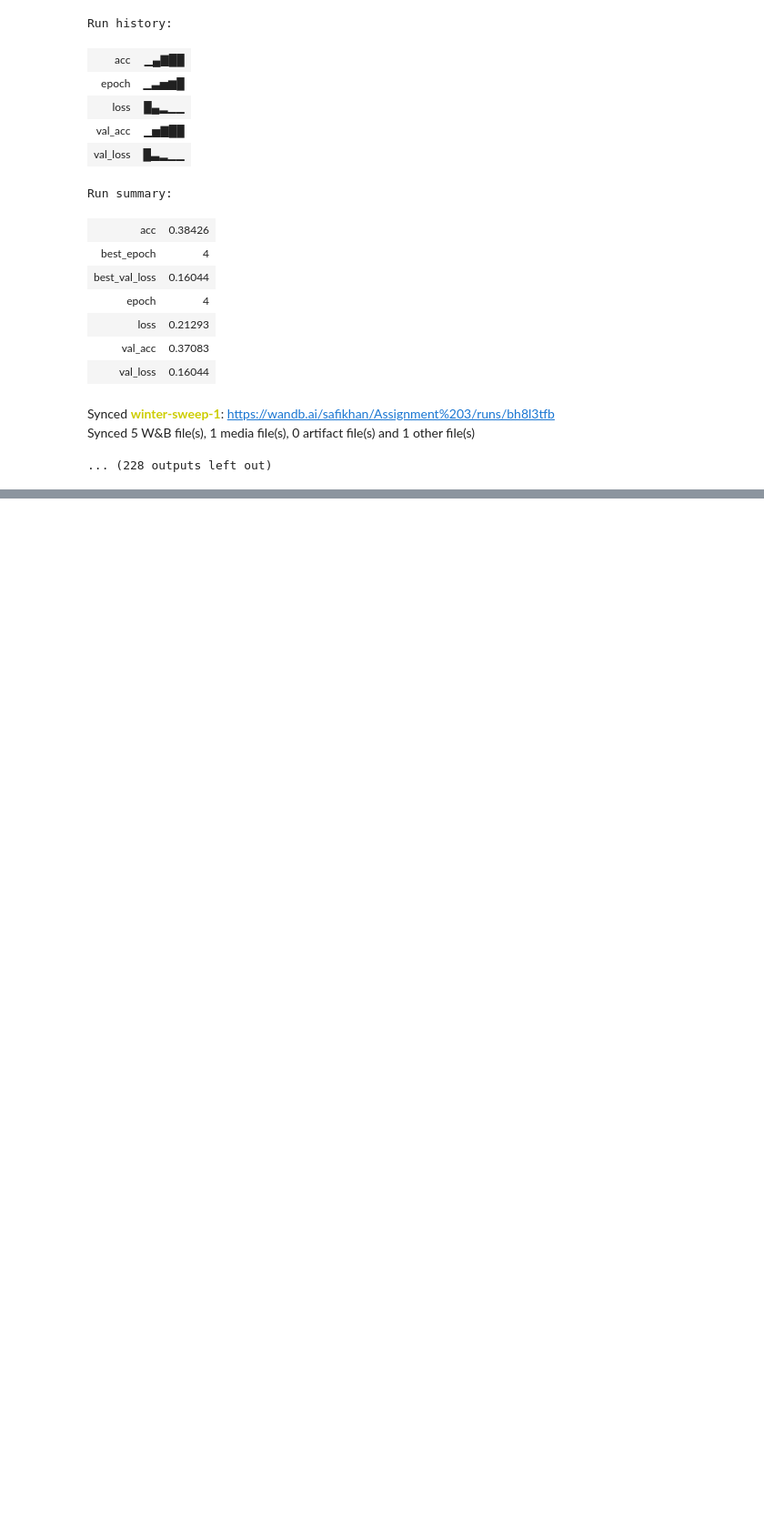
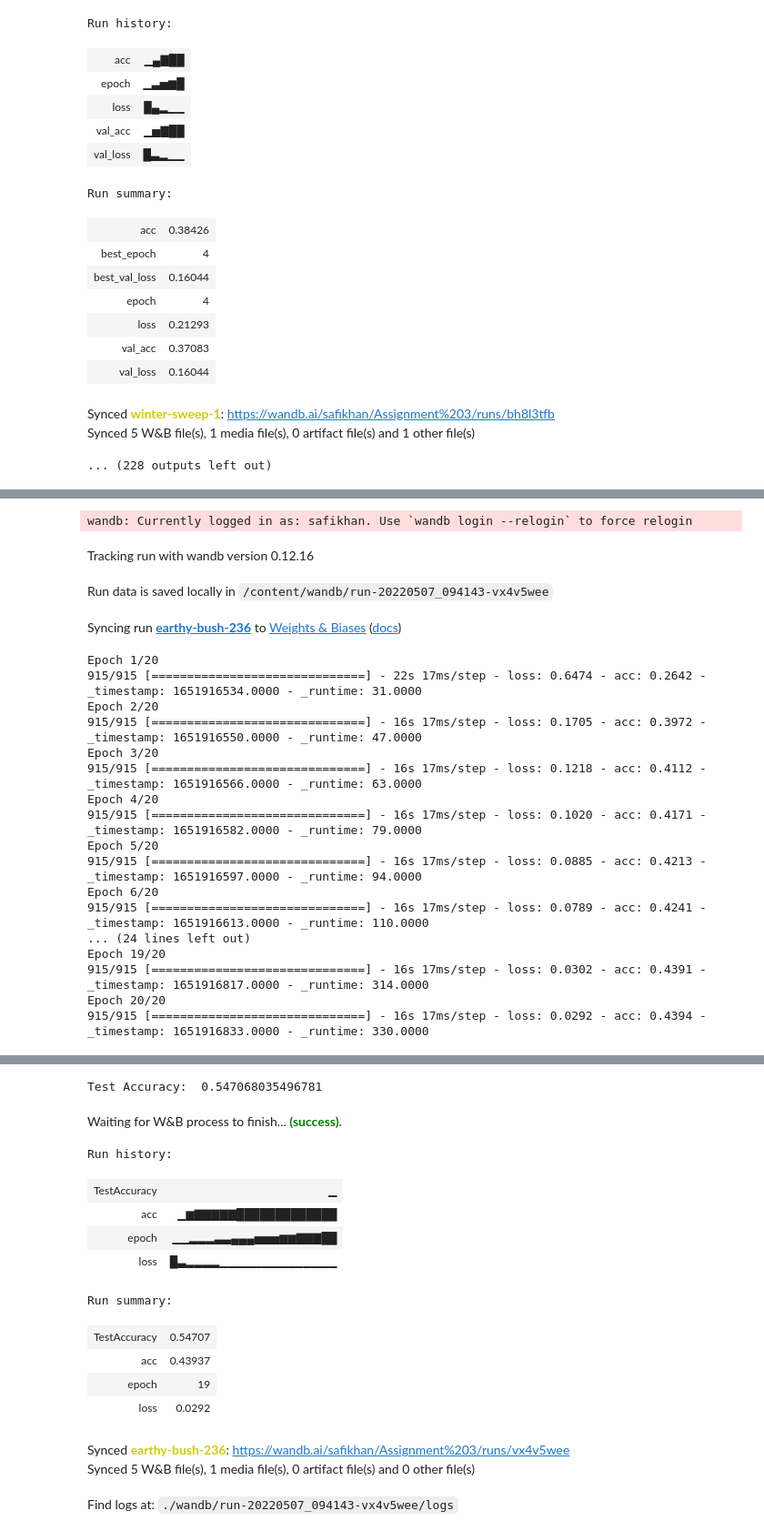
Before and after one commit to safikhanSoofiyani/CS6910-Assignment-3, a Jupyter notebook: RNN_with_Attention.ipynb, the cells around one changed output, grey strips where cells are left out. Shown at 91% size. Cells and saved outputs as stored; diff of their text form; code cells hidden in the pictures; blank space fills up the shorter version.

```diff
--- a/RNN_with_Attention.ipynb
+++ b/RNN_with_Attention.ipynb
@@ -921,33 +827,0 @@ print("Test accuracy : ", correct*100/n)
-# %%
-# Plotting the attention map
-
-fig = []
-n = 9
-fig , axs = plt.subplots(3,3)
-fig.set_size_inches(23, 15)
-l = -1
-k = 0
-for i in range(n):
-    output = predictions[i]
-    attn_weights = attentions[i]
-    ylabel = [""]
-    m = len(attn_weights)
-    chars_ = [x for x in output]
-    xlabel = [""]
-    ylabel += chars_
-    xlabel += [char for char in test_input[i]]
-
-    for j in range(m):
-        attn_weights[j] = attn_weights[j][1:len(xlabel)]
-
-    attn_weights = attn_weights[:-1]
-    if i%3 == 0:
-        l+=1
-        k=0
-    cax = axs[l][k].matshow(np.array(attn_weights))
-    axs[l][k].set_xticklabels(xlabel)
-    xyz = FontProperties(fname = "/content/drive/MyDrive/AnekTelugu-VariableFont_wdth,wght.ttf", size = 15)
-    axs[l][k].set_yticklabels(ylabel, fontproperties = xyz)
-    k+=1
-
-plt.show()
@@ -1117,0 +899,24 @@ Decoded sentence: अंद्रबी
+# %%
+model, rows, attentions = testing()
+# %% [output]
+wandb: Currently logged in as: safikhan. Use `wandb login --relogin` to force relogin
+Tracking run with wandb version 0.12.16
+Run data is saved locally in /content/wandb/run-20220507_094143-vx4v5wee
+Syncing run earthy-bush-236 to Weights & Biases (docs)
+Epoch 1/20
+915/915 [==============================] - 22s 17ms/step - loss: 0.6474 - acc: 0.2642 - _timestamp: 1651916534.0000 - _runtime: 31.0000
+Epoch 2/20
+915/915 [==============================] - 16s 17ms/step - loss: 0.1705 - acc: 0.3972 - _timestamp: 1651916550.0000 - _runtime: 47.0000
+Epoch 3/20
+915/915 [==============================] - 16s 17ms/step - loss: 0.1218 - acc: 0.4112 - _timestamp: 1651916566.0000 - _runtime: 63.0000
+Epoch 4/20
+915/915 [==============================] - 16s 17ms/step - loss: 0.1020 - acc: 0.4171 - _timestamp: 1651916582.0000 - _runtime: 79.0000
+Epoch 5/20
+915/915 [==============================] - 16s 17ms/step - loss: 0.0885 - acc: 0.4213 - _timestamp: 1651916597.0000 - _runtime: 94.0000
+Epoch 6/20
+915/915 [==============================] - 16s 17ms/step - loss: 0.0789 - acc: 0.4241 - _timestamp: 1651916613.0000 - _runtime: 110.0000
+... (24 lines left out)
+Epoch 19/20
+915/915 [==============================] - 16s 17ms/step - loss: 0.0302 - acc: 0.4391 - _timestamp: 1651916817.0000 - _runtime: 314.0000
+Epoch 20/20
+915/915 [==============================] - 16s 17ms/step - loss: 0.0292 - acc: 0.4394 - _timestamp: 1651916833.0000 - _runtime: 330.0000
@@ -1117,0 +924,15 @@ Decoded sentence: अंद्रबी
+Test Accuracy:  0.547068035496781
+Waiting for W&B process to finish... (success).
+Run history:
+| TestAccuracy | ▁ |
+| acc | ▁▆▇▇▇▇▇█████████████ |
+| epoch | ▁▁▂▂▂▃▃▄▄▄▅▅▅▆▆▇▇▇██ |
+| loss | █▃▂▂▂▂▁▁▁▁▁▁▁▁▁▁▁▁▁▁ |
+Run summary:
+| TestAccuracy | 0.54707 |
+| acc | 0.43937 |
+| epoch | 19 |
+| loss | 0.0292 |
+Synced earthy-bush-236: https://wandb.ai/safikhan/Assignment%203/runs/vx4v5wee
+Synced 5 W&B file(s), 1 media file(s), 0 artifact file(s) and 0 other file(s)
+Find logs at: ./wandb/run-20220507_094143-vx4v5wee/logs
```
Also changed, not shown: parts of 25 cells of this notebook.
